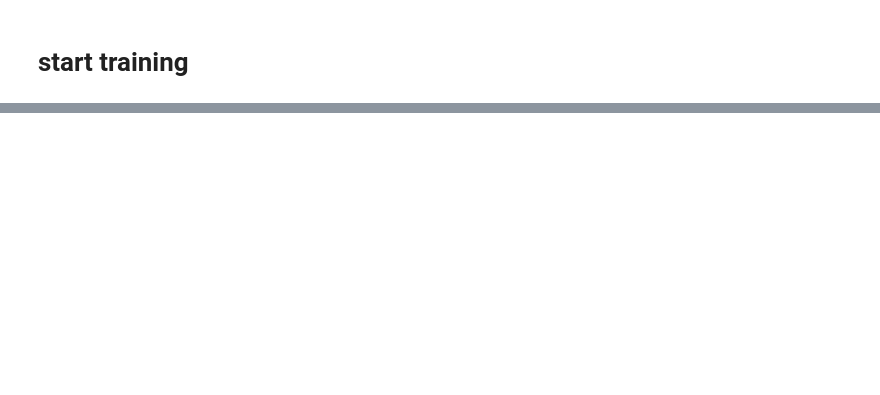
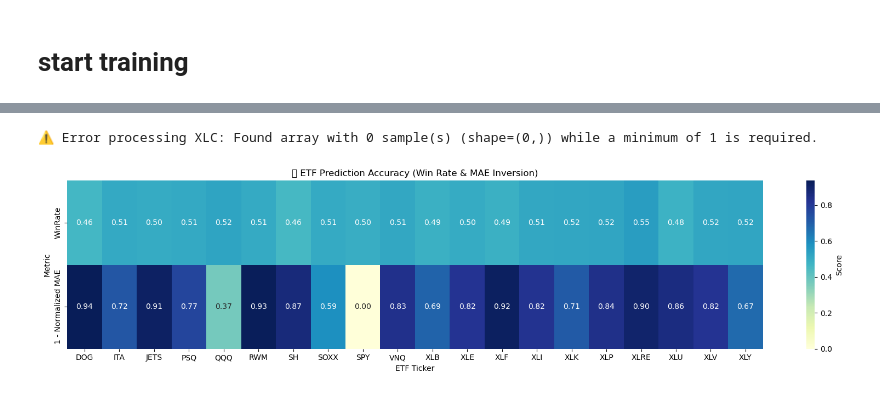
Before and after one commit to pillowlow/QT_Playground, a Jupyter notebook: agent/etf_weekly_swing.ipynb, the cells around one changed output, grey strips where cells are left out. Saved outputs shown, nothing was run; the diff lists cells and outputs as text; code cells hidden in the pictures; blank space fills up the shorter version.

```diff
--- a/agent/etf_weekly_swing.ipynb
+++ b/agent/etf_weekly_swing.ipynb
@@ -670,0 +799,66 @@ plt.show()
+# %%
+import os
+import pandas as pd
+import seaborn as sns
+import matplotlib.pyplot as plt
+import numpy as np
+from sklearn.metrics import mean_absolute_error
+
+# === Paths ===
+pred_dir = os.path.abspath(os.path.join(os.getcwd(), '..', 'dataset', 'predicted_vs_actual'))
+result_files = sorted([f for f in os.listdir(pred_dir) if f.endswith('_pred_result.csv')])
+etf_list = [f.replace('_pred_result.csv', '') for f in result_files]
+
+# === Metric containers
+mae_dict = {}
+win_rate_dict = {}
+
+# === Compute MAE and direction accuracy
+for etf in etf_list:
+    try:
+        df = pd.read_csv(os.path.join(pred_dir, f"{etf}_pred_result.csv"))
+        df['Actual_Price'] = pd.to_numeric(df['Actual_Price'], errors='coerce')
+        df['Predicted_Price'] = pd.to_numeric(df['Predicted_Price'], errors='coerce')
+        df['Date'] = pd.to_datetime(df['Date'], errors='coerce')
+        df.dropna(subset=['Actual_Price', 'Predicted_Price', 'Date'], inplace=True)
+        df.set_index('Date', inplace=True)
+
+        # Calculate weekly return (percentage) for direction comparison
+        actual_return = df['Actual_Price'].pct_change().dropna()
+        predicted_return = df['Predicted_Price'].pct_change().dropna()
+
+        aligned_index = actual_return.index.intersection(predicted_return.index)
+        win_rate = (np.sign(actual_return.loc[aligned_index]) == np.sign(predicted_return.loc[aligned_index])).mean()
+        mae = mean_absolute_error(df['Actual_Price'].loc[aligned_index], df['Predicted_Price'].loc[aligned_index])
+
+        win_rate_dict[etf] = win_rate
+        mae_dict[etf] = mae
+
+    except Exception as e:
+        print(f"⚠️ Error processing {etf}: {e}")
+        continue
+
+# === Create DataFrames for Heatmap
+heatmap_df = pd.DataFrame({
+    'WinRate': win_rate_dict,
+    'MAE': mae_dict
+}).T  # T to make ETFs columns
+
+# === Normalize MAE for coloring (invert so higher = better)
+normalized_mae = 1 - (heatmap_df.loc['MAE'] / heatmap_df.loc['MAE'].max())
+heatmap_values = pd.DataFrame({
+    'WinRate': heatmap_df.loc['WinRate'],
+    '1 - Normalized MAE': normalized_mae
+}).T
+
+# === Plot
+plt.figure(figsize=(len(etf_list)*0.6 + 4, 4))
+sns.heatmap(heatmap_values, annot=True, fmt=".2f", cmap='YlGnBu', cbar_kws={'label': 'Score'})
+plt.title("📊 ETF Prediction Accuracy (Win Rate & MAE Inversion)")
+plt.xlabel("ETF Ticker")
+plt.ylabel("Metric")
+plt.tight_layout()
+plt.show()
+# %% [output]
+⚠️ Error processing XLC: Found array with 0 sample(s) (shape=(0,)) while a minimum of 1 is required.
+[figure, added]
```
Also changed, not shown: parts of 10 cells of this notebook.
